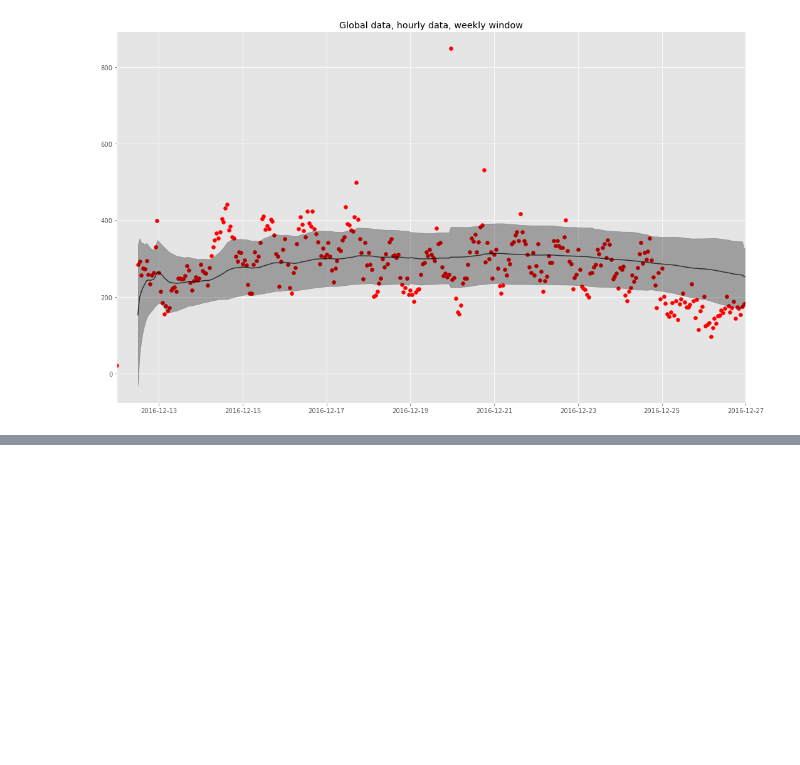
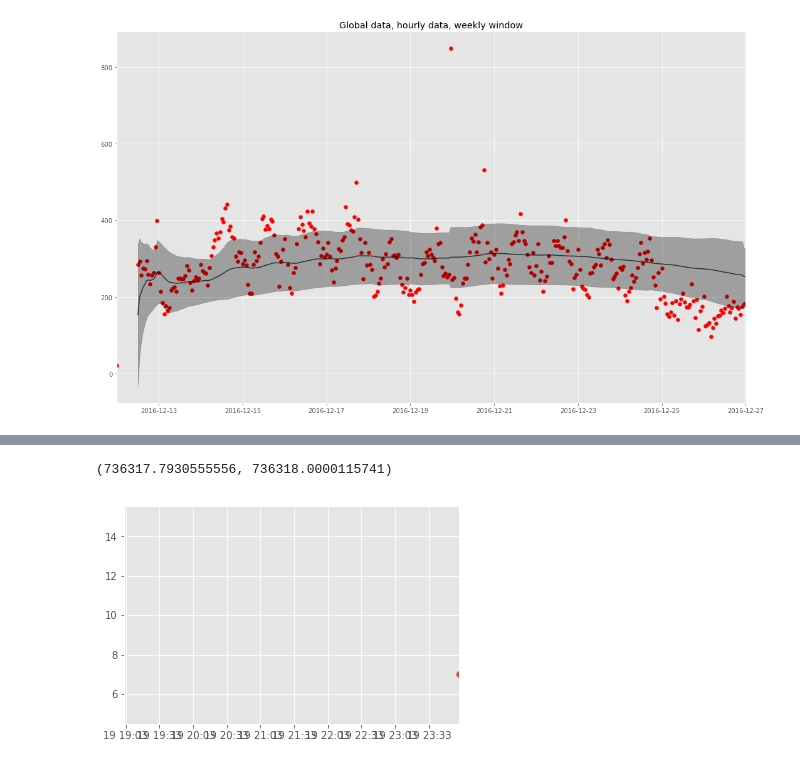
Before and after one commit to brendan-dorsey/stabilitas-thresholds, a Jupyter notebook: initial_eda.ipynb, the cells around one changed output, grey strips where cells are left out. Drawn from its saved outputs; the diff is of its cells as text; code cells hidden in the pictures; blank space fills up the shorter version.

```diff
--- a/initial_eda.ipynb
+++ b/initial_eda.ipynb
@@ -600,0 +629,9 @@ plt.tight_layout()
+# %%
+zoom1 = key_anomalies[attack_dtg:"2016-12-20 12:00:00"]
+# %%
+plt.scatter(zoom1.index, zoom1.values)
+plt.axvline(attack_dtg)
+plt.xlim(attack_dtg, "2016-12-20 00:00:01")
+# %% [output]
+(736317.7930555556, 736318.0000115741)
+[figure, added]
```
Also changed, not shown: parts of 17 cells of this notebook.
